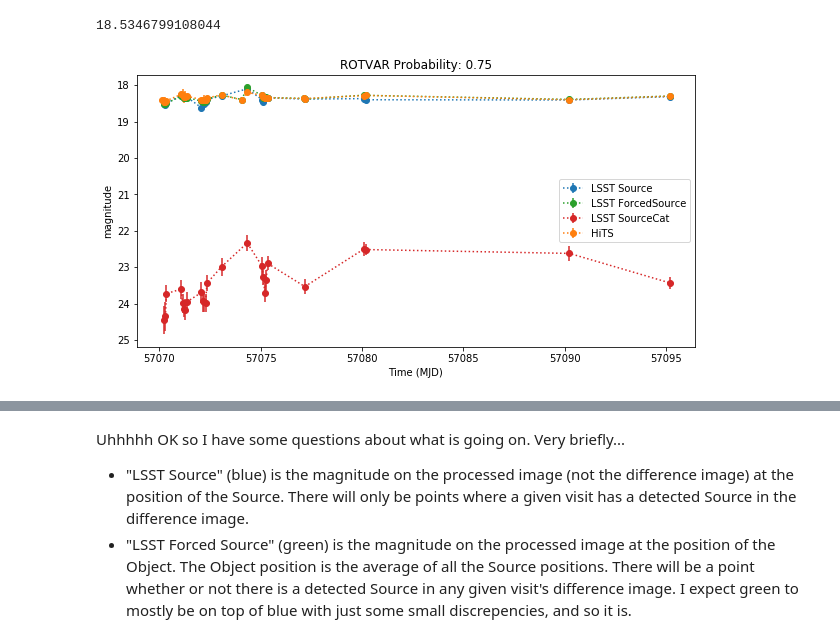
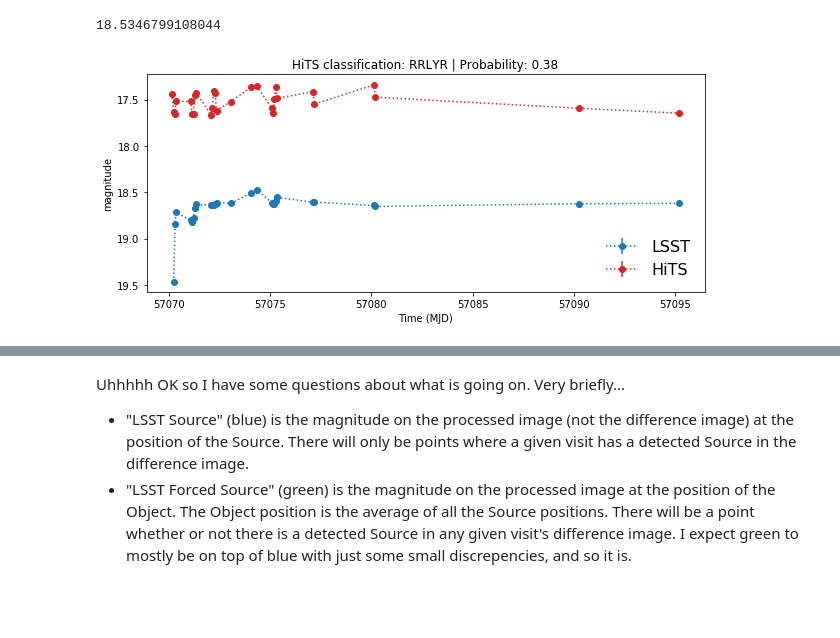
Before and after one commit to mrawls/lsst-hits-bump, a Jupyter notebook: mrawls/Premap-Nov27.ipynb, the cells around one changed output, grey strips where cells are left out. Cells and saved outputs as stored; diff of their text form; code cells hidden in the pictures; blank space fills up the shorter version.

Commit message:
Updates to plots in latest notebook

```diff
--- a/mrawls/Premap-Nov27.ipynb
+++ b/mrawls/Premap-Nov27.ipynb
@@ -124,5 +127,5 @@ Astropy to the rescue!
 # %%
 hitsCoords = SkyCoord(ra=hitsRas*u.degree, dec=hitsDecs*u.degree)
 lsstCoords = SkyCoord(ra=lsstRas*u.degree, dec=lsstDecs*u.degree)
-idx, d2d, d3d = hitsCoords.match_to_catalog_sky(lsstCoords)
+idxRef, d2d, d3d = hitsCoords.match_to_catalog_sky(lsstCoords)
 # %% [markdown]
@@ -201,7 +204,7 @@ plot_hits(hitsDf.iloc[2])
 # %% [output]
 [figure]
 # %%
-obj = goodObj.iloc[idx[2]]['diaObjectId']  # get the LSST DIA Object ID corresponding to one of the 0 - 164 variable objects in the HiTS dataframe
+obj = goodObj.iloc[idxRef[2]]['diaObjectId']  # get the LSST DIA Object ID corresponding to one of the 0 - 164 variable objects in the HiTS dataframe
 plotLsstLightcurve(obj, dbPath)
 # %% [output]
 [figure]
@@ -217,7 +220,8 @@ print(lsstTestMag.value)
 def plotTwoLightcurves(idx, hitsDf, matchIndices,
                        dbPath='/epyc/users/mrawls/premap2019/hits-lsst/hits2015/rerun/highres1/association.db',
                        lcPath='/epyc/users/mrawls/premap2019/hits-dr1/light_curves',
-                       plotSourceCatLightCurve=False):
+                       plotSourceCatLightCurve=False,
+                       NSources=10):
     '''Plot a light curve for a DIA (Difference Image Analysis) Object
     from an LSST APDB (Alert Production database), and plot the light curve
     for the same object as measured by the HiTS data release.
@@ -237,7 +241,10 @@ def plotTwoLightcurves(idx, hitsDf, matchIndices,
         default is False, this is slow but more accurate than forced photometry
 
     '''
-    plt.figure(figsize=(10,5))
+    # Check and see if there are more than NSources comprising the Object, and decide whether to plot it or not
+    if goodObj.iloc[matchIndices[idx]]['nDiaSources'] < NSources:
+        print(f'Skipping HiTS index {idx} (LSST index {matchIndices[idx]}), fewer than {NSources} DIA Sources in the LSST DIA Object')
+        return
 
     # Use the match index to retrieve the DIA Object ID
     obj = goodObj.iloc[matchIndices[idx]]['diaObjectId']
@@ -260,6 +267,8 @@ def plotTwoLightcurves(idx, hitsDf, matchIndices,
     srcTable['mags'] = mags
     srcTable['magErrs'] = magErrs
 
+    plt.figure(figsize=(10,4))
+
     # Retrieve the correct row from the HiTS DR1 dataframe for plotting
     # Use the information in that row to retrieve a HiTS light curve file
     hitsRow = hitsDf.iloc[idx]
@@ -276,29 +285,30 @@ def plotTwoLightcurves(idx, hitsDf, matchIndices,
     class_probability = hitsRow[f"{predicted_class}_Prob"]
 
     # Plot the LSST light curve (forced PSF photometry on calexp at DIASource position)
-    plt.errorbar(srcTable['midPointTai'], srcTable['mags'],
-                 yerr=srcTable['magErrs'], ls=':', marker='o', label='LSST Source', color='C0')
+    #plt.errorbar(srcTable['midPointTai'], srcTable['mags'],
+    #             yerr=srcTable['magErrs'], ls=':', marker='o', label='LSST Source', color='C0')
 
     # Plot the LSST light curve (forced PSF photometry on calexp at DIAObject position)
     plt.errorbar(forcedSrcTable['midPointTai'], forcedSrcTable['mags'],
-                 yerr=forcedSrcTable['magErrs'], ls=':', marker='o', label='LSST ForcedSource', color='C2')
+                 yerr=forcedSrcTable['magErrs'], ls=':', marker='o', label='LSST', color='C0')
 
     # Plot the LSST light curve directly from source catalogs
     if plotSourceCatLightCurve:
         objTable = pd.read_sql_query('select diaObjectId, ra, decl, nDiaSources \
                               from DiaObject where validityEnd is NULL;', connection)
         sourceCatTimes, sourceCatMags, sourceCatMagErrs = getSourceCatLightCurve(obj, objTable, srcTable, butler)
-        plt.errorbar(sourceCatTimes, sourceCatMags, yerr=sourceCatMagErrs, ls=':', marker='o', label='LSST SourceCat', color='C3')
+        plt.errorbar(sourceCatTimes, sourceCatMags, yerr=sourceCatMagErrs, ls=':', marker='o', label='LSST SourceCat', color='C2')
 
     # Plot the HiTS light curve
-    plt.errorbar(dfl.MJD, dfl.MAG_AP1, dfl.MAGERR_AP1, marker='o', ls=':', label='HiTS', color='C1')
+    plt.errorbar(dfl.MJD, dfl.MAG_AP1, dfl.MAGERR_AP1, marker='o', ls=':', label='HiTS', color='C3')
 
     # Add some plot labels, and reverse the y-axis so bright stuff is at the top
     plt.gca().invert_yaxis()
     plt.xlabel('Time (MJD)')
     plt.ylabel('magnitude')
-    plt.title(f"{predicted_class} Probability: {class_probability:0.2f}")
-    plt.legend()
+    #plt.title(f"HiTS index: {idx} | LSST index: {matchIndices[idx]} | {predicted_class} Probability: {class_probability:0.2f}")
+    plt.title(f"HiTS classification: {predicted_class} | Probability: {class_probability:0.2f}")
+    plt.legend(frameon=False, prop={'size': 16})
 # %%
 def getSourceCatLightCurve(obj, objTable, srcTable, butler):
     '''Retrieve source catalog flux for a DIA Object.
@@ -343,7 +347,7 @@ def getSourceCatLightCurve(obj, objTable, srcTable, butler):
 
     return sourceCatTimes, sourceCatMags, sourceCatMagErrs
 # %%
-plotTwoLightcurves(2, hitsDf=hitsDf, matchIndices=idx, plotSourceCatLightCurve=True)
+plotTwoLightcurves(109, hitsDf=hitsDf, matchIndices=idxRef, plotSourceCatLightCurve=False, NSources=1)  # 88 109 97
 # %% [output]
-[figure, old version]
+[figure, new version]
 # %%
```
Also changed, not shown: parts of 9 cells of this notebook.
